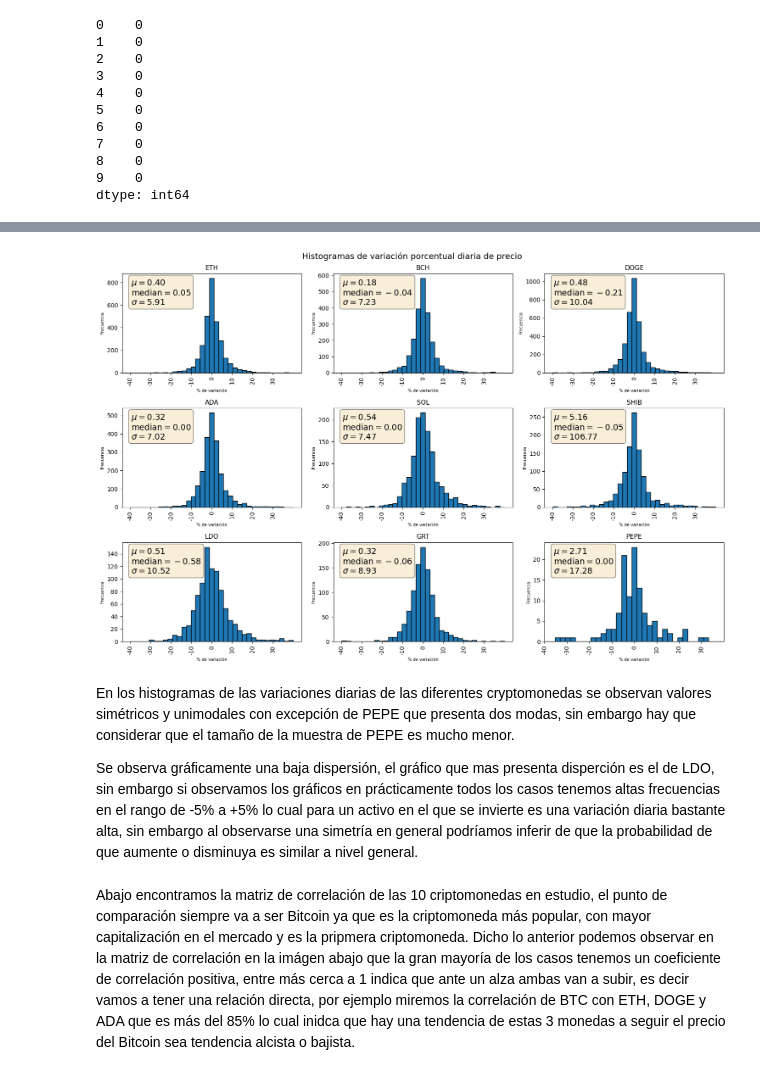
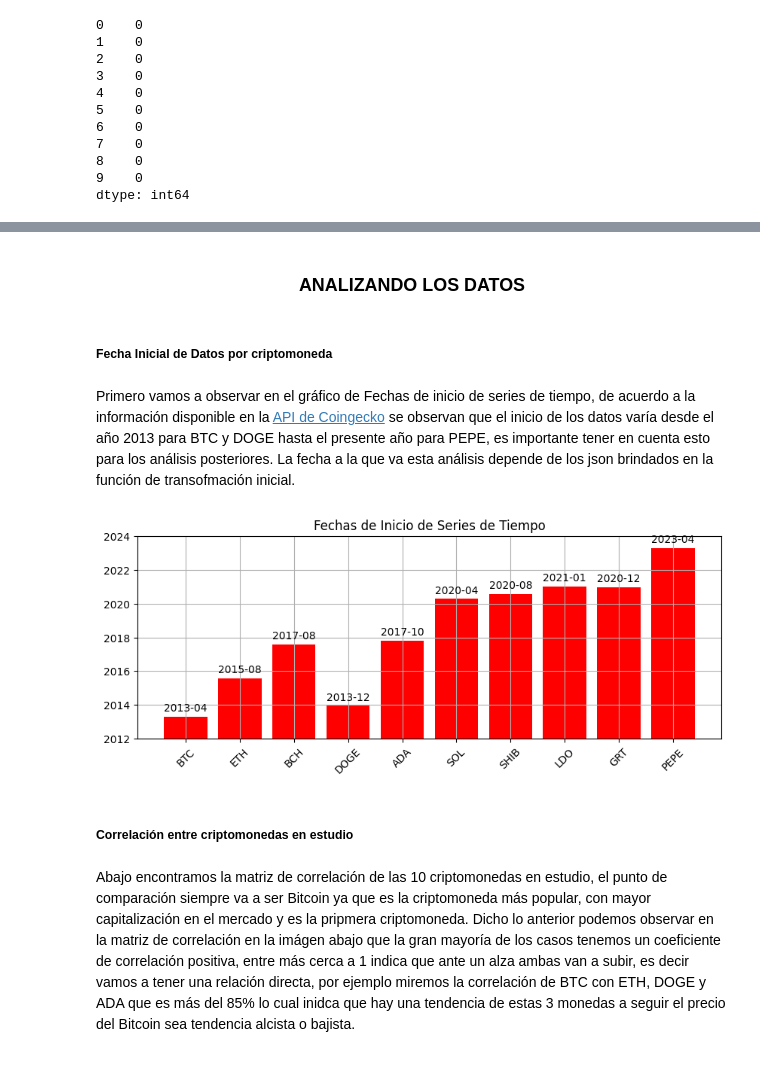
Before and after one commit to kdavisong/DA_Crypto_Maket, a Jupyter notebook: DA_CrypyoM.ipynb, the cells around one changed output, grey strips where cells are left out. Drawn from its saved outputs; the diff is of its cells as text; code cells hidden in the pictures.

```diff
--- a/DA_CrypyoM.ipynb
+++ b/DA_CrypyoM.ipynb
@@ -162,46 +141,33 @@ plt.show()
-# %%
-n_bins = 35
-x_range = (-40,40)
-fig, ((axs0, axs1, axs2), (axs3, axs4, axs5), (axs6, axs7, axs8)) = plt.subplots(3, 3, figsize=(15,10), tight_layout=True)
-dataframes = [df_procesados[1], df_procesados[2], df_procesados[3],
-              df_procesados[4], df_procesados[5], df_procesados[6],
-              df_procesados[7], df_procesados[8], df_procesados[9]]
-
-x_ticks_values = np.arange(-40, 40, 10)
-plt.xticks(x_ticks_values, x_ticks_labels, rotation = 90)
-fig.suptitle('Histogramas de variación porcentual diaria de precio', fontsize = 14)
-x_ticks_labels = [str(value) for value in x_ticks_values]
-for i, ax in enumerate([axs0, axs1, axs2, axs3, axs4, axs5, axs6, axs7, axs8]):
-
-    mu = df_procesados[i+1]["v_porcentual_d"].mean()
-    median = np.median(df_procesados[i+1]["v_porcentual_d"])
-    sigma = df_procesados[i+1]["v_porcentual_d"].std()
-    textstr = '\n'.join((
-        r'$\mu=%.2f$' % (mu, ),
-        r'$\mathrm{median}=%.2f$' % (median, ),
-        r'$\sigma=%.2f$' % (sigma, )))
-    props = dict(boxstyle='round', facecolor='wheat', alpha=0.5)
-    ax.text(0.05, 0.95, textstr, transform=ax.transAxes, fontsize=14,
-        verticalalignment='top', bbox=props)
-
-
-
-    ax.hist(dataframes[i]["v_porcentual_d"], edgecolor="black", bins=n_bins, range=x_range)
-    ax.set_title(lst[i+1], fontsize = 11)
-    ax.set_xlabel('% de variación', fontsize = "7")
-    ax.set_ylabel('Frecuencia', fontsize = "7")
-    ax.set_xticks(x_ticks_values)
-    ax.set_xticklabels(x_ticks_labels, rotation=90, fontsize=10)
-    plt.xlim(-40,40)
-    ax.tick_params(axis='y', labelsize=10)
-    plt.xticks(x_ticks_values, x_ticks_labels, rotation = 90)
-plt.show()
-# %% [output]
-[figure, removed]
-# %% [markdown]
-En los histogramas de las variaciones diarias de las diferentes cryptomonedas se observan valores simétricos y unimodales con excepción de PEPE que presenta dos modas, sin embargo hay que considerar que el tamaño de la muestra de PEPE es mucho menor.
-
-Se observa gráficamente una baja dispersión, el gráfico que mas presenta disperción es el de LDO, sin embargo si observamos los gráficos en prácticamente todos los casos tenemos altas frecuencias en el rango de -5% a +5% lo cual para un activo en el que se invierte es una variación diaria bastante alta, sin embargo al observarse una simetría en general podríamos inferir de que la probabilidad de que aumente o disminuya es similar a nivel general.
+# %% [markdown]
+ <h3 style="text-align: center;">ANALIZANDO LOS DATOS</h3>
+# %% [markdown]
+##### Fecha Inicial de Datos por criptomoneda
+# %% [markdown]
+Primero vamos a observar en el gráfico de Fechas de inicio de series de tiempo, de acuerdo a la información disponible en la [API de Coingecko](https://www.coingecko.com/en/api/documentation) se observan que el inicio de los datos varía desde el año 2013 para BTC y DOGE hasta el presente año para PEPE, es importante tener en cuenta esto para los análisis posteriores. La fecha a la que va esta análisis depende de los json brindados en la función de transofmación inicial.
+# %%
+'Grafico de fechas de inicio de series de tiempo'
+plt.figure(figsize=(10, 3.5))
+plt.grid(True)
+plt.title('Fechas de Inicio de Series de Tiempo')
+
+hbars = plt.bar(lst, min_, color="red")
+
+# Configurar el límite en el eje y
+plt.ylim(pd.Timestamp('2012-01-01'), pd.Timestamp('2024-01-01'))
+
+# Rotar las etiquetas del eje x para una mejor legibilidad
+plt.xticks(rotation=45)
+
+# Agregar las fechas sobre cada barra
+for bar, date in zip(hbars, min_):
+    date_label = date.strftime('%Y-%m')  # Formato deseado
+    plt.annotate(date_label,
+                 xy=(bar.get_x() + bar.get_width() / 2, bar.get_height()),
+                 xytext=(0, 3),  # Desplazamiento vertical de la etiqueta
+                 textcoords='offset points',
+                 ha='center', va='bottom')
+# %% [output]
+[figure, added]
 # %%
 #Se genera un único dataframe de serie de tiempo por la 10 monedas, la columna se llamará como la cryptomoneda.
 cp = []
@@ -213,6 +179,8 @@ st_precios = cp[0]
 for idx in range(1, len(cp)):
     st_precios = pd.merge(st_precios, cp[idx], on="date", how = "outer")
 st_precios["date"] = pd.to_datetime(st_precios["date"])
+# %% [markdown]
+##### Correlación entre criptomonedas en estudio
 # %% [markdown]
 Abajo encontramos la matriz de correlación de las 10 criptomonedas en estudio, el punto de comparación siempre va a ser Bitcoin ya que es la criptomoneda más popular, con mayor capitalización en el mercado y es la pripmera criptomoneda. Dicho lo anterior podemos observar en la matriz de correlación en la imágen abajo que la gran mayoría de los casos tenemos un coeficiente de correlación positiva, entre más cerca a 1 indica que ante un alza ambas van a subir, es decir vamos a tener una relación directa, por ejemplo miremos la correlación de BTC con ETH, DOGE y ADA que es más del 85% lo cual inidca que hay una tendencia de estas 3 monedas a seguir el precio del Bitcoin sea tendencia alcista o bajista.
 # %% [markdown]
```
Also changed, not shown: parts of 42 cells of this notebook, 1 other file.
